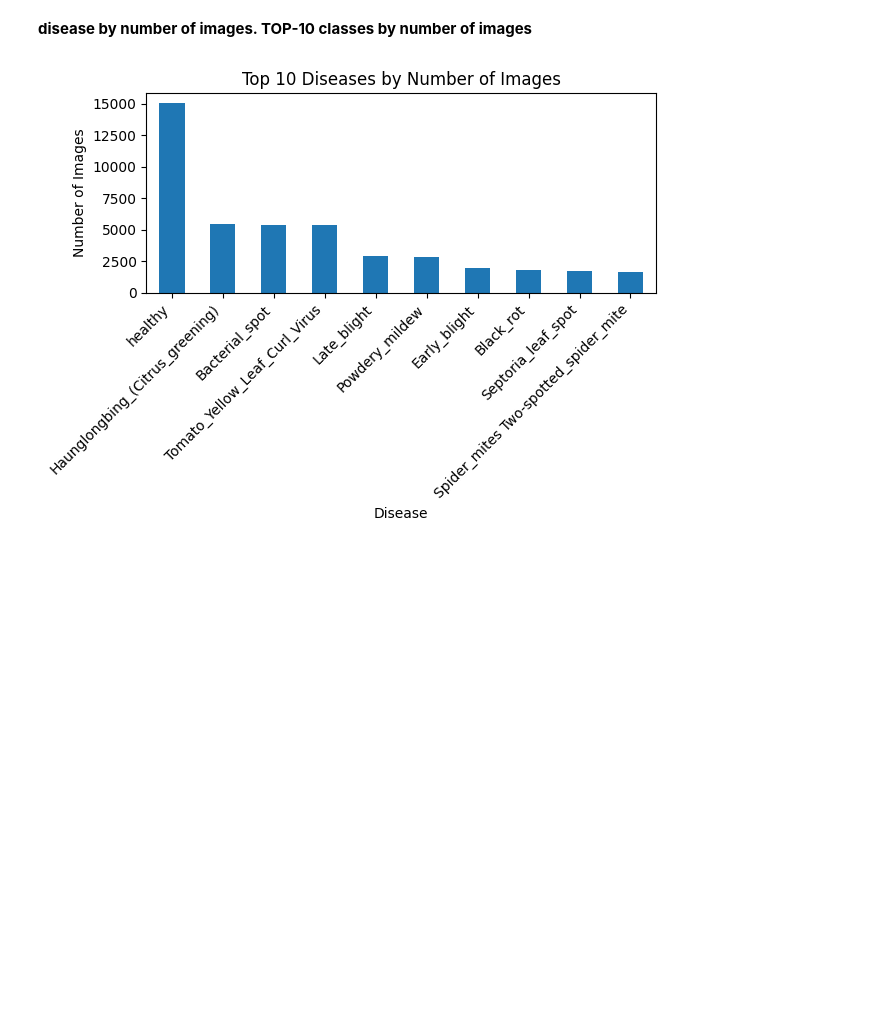
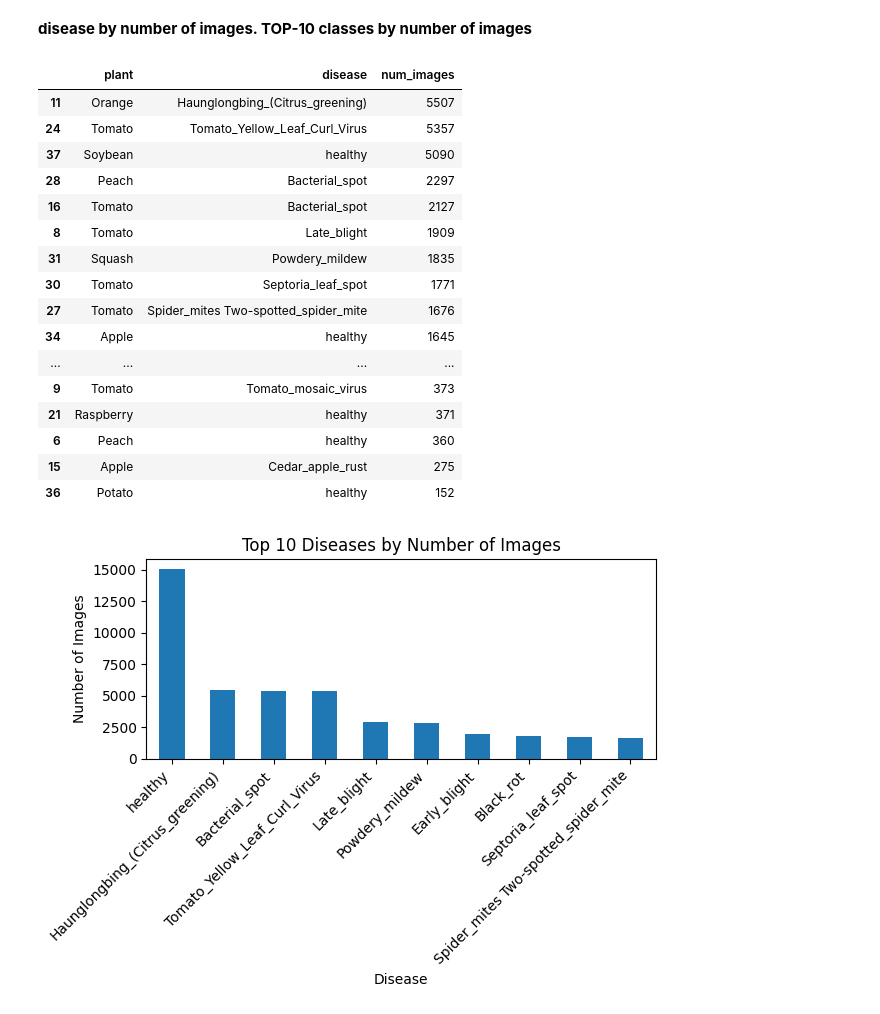
Before and after one commit to oleksiyo/plant-disease-detection, a Jupyter notebook: notebook.ipynb, the cells around one changed output. Cells and saved outputs as stored; diff of their text form; code cells hidden in the pictures; blank space fills up the shorter version.

```diff
--- a/notebook.ipynb
+++ b/notebook.ipynb
@@ -127,6 +127,46 @@ In this part we:
 - - make ML inferences (imbalanced dataset or not)
 # %% [markdown]
 **disease by number of images. TOP-10 classes by number of images**
+# %%
+rows = []
+
+for fold in os.listdir(data_dir):
+    folder_path = os.path.join(data_dir, fold)
+    if not os.path.isdir(folder_path):
+        continue
+
+    plant, disease = fold.split("___")
+    num_images = len([
+        f for f in os.listdir(folder_path)
+        if os.path.isfile(os.path.join(folder_path, f))
+    ])
+
+    rows.append({
+        "plant": plant,
+        "disease": disease,
+        "num_images": num_images
+    })
+
+df_images = pd.DataFrame(rows)
+df_images.sort_values("num_images", ascending=False)
+# %% [output]
+|  | plant | disease | num_images |
+| 11 | Orange | Haunglongbing_(Citrus_greening) | 5507 |
+| 24 | Tomato | Tomato_Yellow_Leaf_Curl_Virus | 5357 |
+| 37 | Soybean | healthy | 5090 |
+| 28 | Peach | Bacterial_spot | 2297 |
+| 16 | Tomato | Bacterial_spot | 2127 |
+| 8 | Tomato | Late_blight | 1909 |
+| 31 | Squash | Powdery_mildew | 1835 |
+| 30 | Tomato | Septoria_leaf_spot | 1771 |
+| 27 | Tomato | Spider_mites Two-spotted_spider_mite | 1676 |
+| 34 | Apple | healthy | 1645 |
+| ... | ... | ... | ... |
+| 9 | Tomato | Tomato_mosaic_virus | 373 |
+| 21 | Raspberry | healthy | 371 |
+| 6 | Peach | healthy | 360 |
+| 15 | Apple | Cedar_apple_rust | 275 |
+| 36 | Potato | healthy | 152 |
 # %%
 import matplotlib.pyplot as plt
 
```
Also changed, not shown: parts of 10 cells of this notebook, 3 other files.
